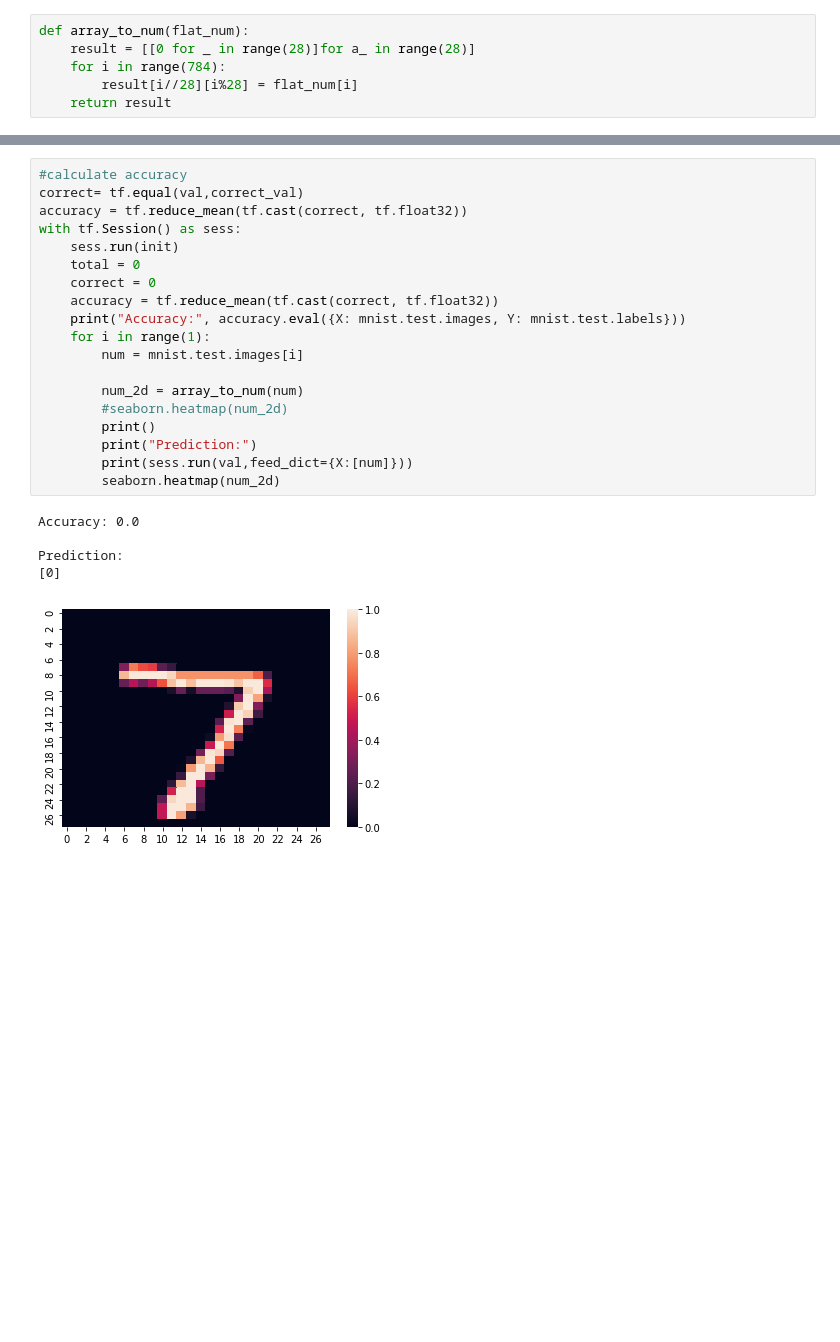
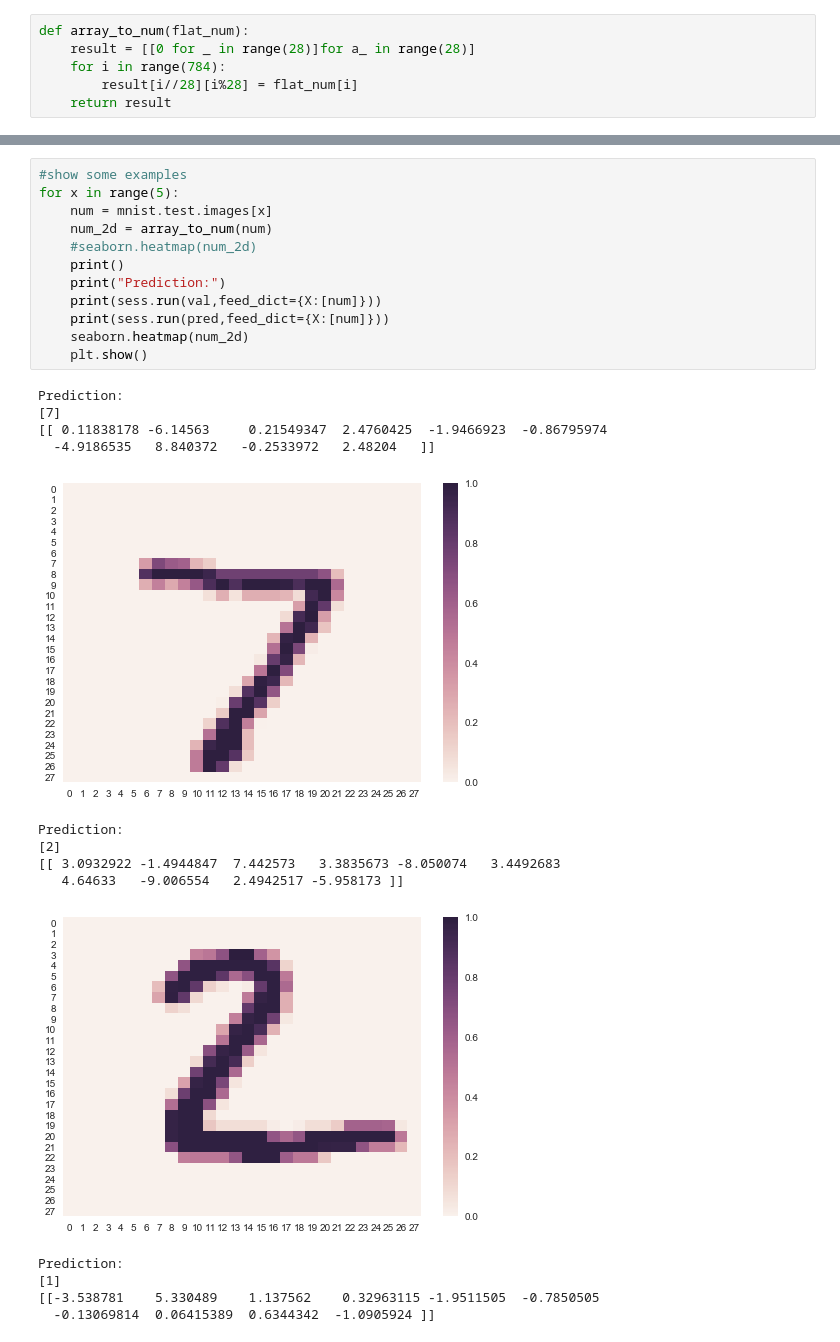
Before and after one commit to AndrewLaird/AI_Tutorials, a Jupyter notebook: Tensorflow intro.ipynb, the cells around one changed output, grey strips where cells are left out. Cells and saved outputs as stored; diff of their text form; blank space fills up the shorter version.

Commit message:
Adding visualization

```diff
--- a/Tensorflow intro.ipynb
+++ b/Tensorflow intro.ipynb
@@ -246,25 +174,27 @@ Prediction:
 # %%
-#calculate accuracy
-correct= tf.equal(val,correct_val)
-accuracy = tf.reduce_mean(tf.cast(correct, tf.float32))
-with tf.Session() as sess:
-    sess.run(init)
-    total = 0
-    correct = 0
-    accuracy = tf.reduce_mean(tf.cast(correct, tf.float32))
-    print("Accuracy:", accuracy.eval({X: mnist.test.images, Y: mnist.test.labels}))
-    for i in range(1):
-        num = mnist.test.images[i]
-
-        num_2d = array_to_num(num)
-        #seaborn.heatmap(num_2d)
-        print()
-        print("Prediction:")
-        print(sess.run(val,feed_dict={X:[num]}))
-        seaborn.heatmap(num_2d)
+#show some examples
+for x in range(5):
+    num = mnist.test.images[x]
+    num_2d = array_to_num(num)
+    #seaborn.heatmap(num_2d)
+    print()
+    print("Prediction:")
+    print(sess.run(val,feed_dict={X:[num]}))
+    print(sess.run(pred,feed_dict={X:[num]}))
+    seaborn.heatmap(num_2d)
+    plt.show()
 # %% [output]
-Accuracy: 0.0
-
 Prediction:
-[0]
+[7]
+[[ 0.11838178 -6.14563     0.21549347  2.4760425  -1.9466923  -0.86795974
+  -4.9186535   8.840372   -0.2533972   2.48204   ]]
-[figure, old version]
+[figure, new version]
+Prediction:
+[2]
+[[ 3.0932922 -1.4944847  7.442573   3.3835673 -8.050074   3.4492683
+   4.64633   -9.006554   2.4942517 -5.958173 ]]
+[figure, added]
+Prediction:
+[1]
+[[-3.538781    5.330489    1.137562    0.32963115 -1.9511505  -0.7850505
+  -0.13069814  0.06415389  0.6344342  -1.0905924 ]]
```
Also changed, not shown: parts of 10 cells of this notebook.
